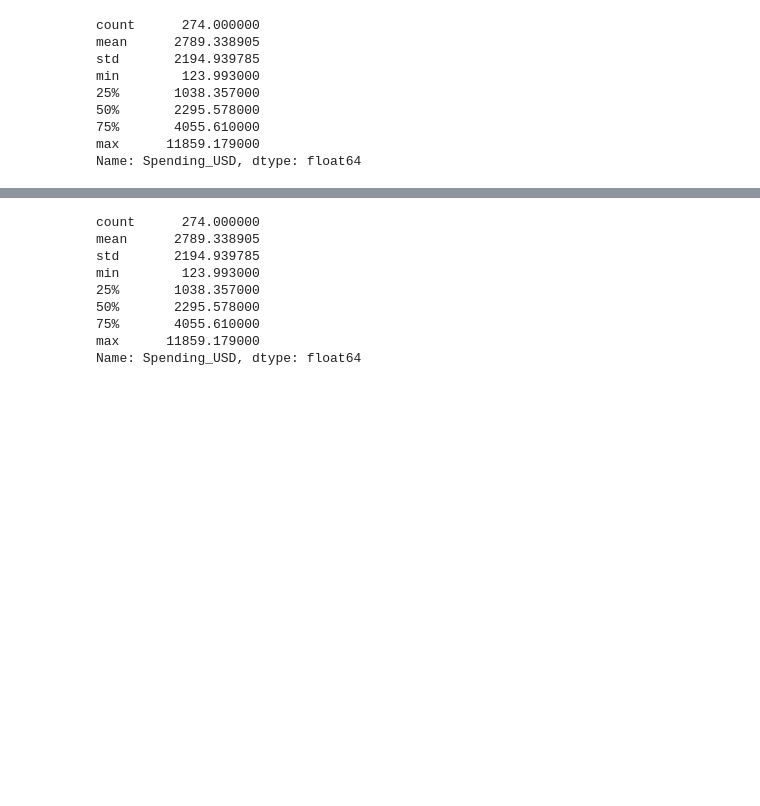
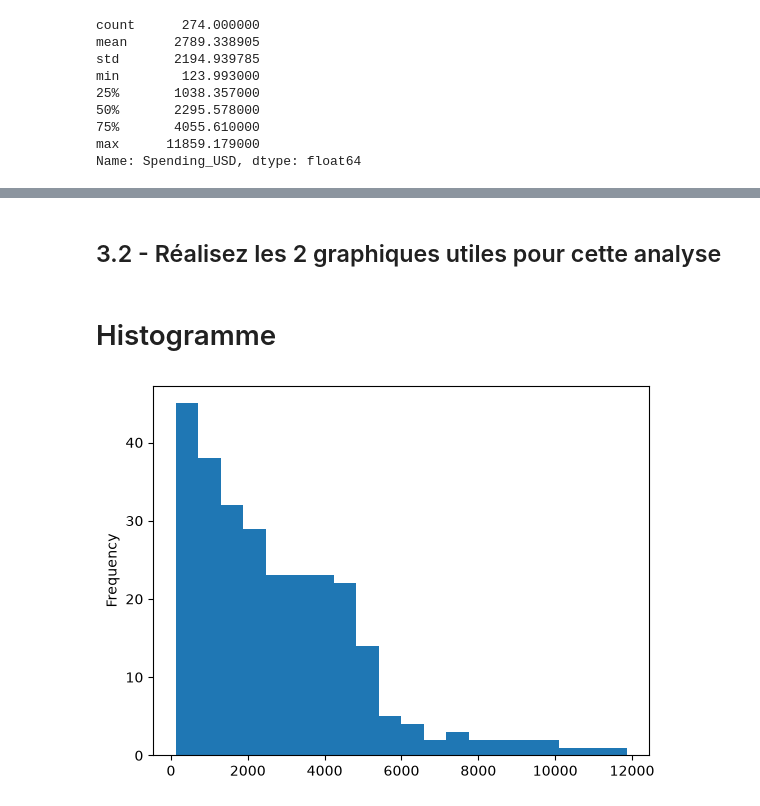
Before and after one commit to adrienfomat/ML-BASES, a Jupyter notebook: 01_Analyse de donnees/Exercice_1_Health_Expectation.ipynb, the cells around one changed output, grey strips where cells are left out. Saved outputs shown, nothing was run; the diff lists cells and outputs as text; code cells hidden in the pictures; blank space fills up the shorter version.

```diff
--- a/01_Analyse de donnees/Exercice_1_Health_Expectation.ipynb
+++ b/01_Analyse de donnees/Exercice_1_Health_Expectation.ipynb
@@ -99,12 +119,10 @@ Cette moyenne represente la moyenne des depenses moyennes de santé par habitant
+# %% [markdown]
+## 3.2 - Réalisez les 2 graphiques utiles pour cette analyse
+# %% [markdown]
+# Histogramme
 # %%
-df["Spending_USD"].
+#avec pandas
+df["Spending_USD"].plot(kind="hist", bins=20)
+plt.show()
 # %% [output]
-count      274.000000
-mean      2789.338905
-std       2194.939785
-min        123.993000
-25%       1038.357000
-50%       2295.578000
-75%       4055.610000
-max      11859.179000
-Name: Spending_USD, dtype: float64
+[figure, added]
```
Also changed, not shown: parts of 51 cells of this notebook, 1 other file.
